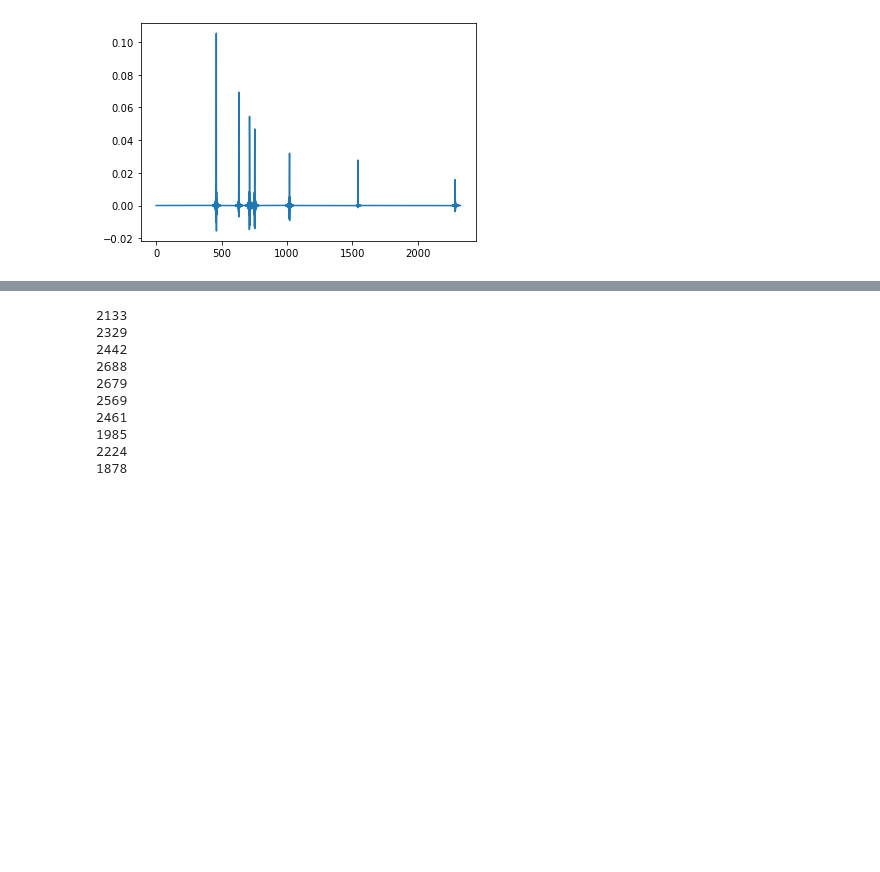
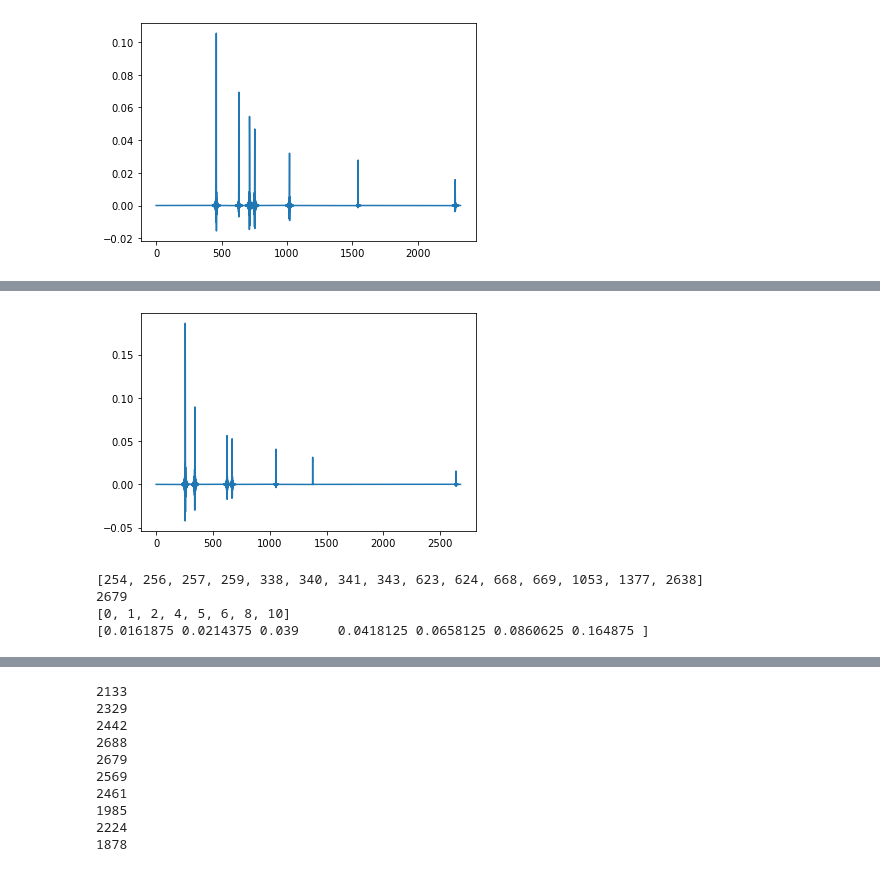
Before and after one commit to bhatiamanav/Localisation, a Jupyter notebook: Integration_Code/Larger_Room.ipynb, the cells around one changed output, grey strips where cells are left out. Cells and saved outputs as stored; diff of their text form; code cells hidden in the pictures; blank space fills up the shorter version.

```diff
--- a/Integration_Code/Larger_Room.ipynb
+++ b/Integration_Code/Larger_Room.ipynb
@@ -94,0 +222,32 @@ plt.show()
+# %%
+#Microphone 5
+
+plt.plot(rir_small[4][0])
+plt.show()
+
+peaks = []
+thresh = 0.015
+
+for i in range(len(rir_small[4][0])):
+    if(rir_small[4][0][i] > thresh):
+        peaks.append(i)
+print(peaks)
+print(len(rir_small[4][0]))
+
+peaks = np.array(peaks)
+
+idx = []
+for i in range(len(peaks) - 1):
+    if(peaks[i+1] - peaks[i] < 4):
+        idx.append(i)
+print(idx)
+
+peaks_del = np.delete(peaks, idx)
+
+print(np.array(peaks_del)/16000)
+# %% [output]
+[figure, added]
+[254, 256, 257, 259, 338, 340, 341, 343, 623, 624, 668, 669, 1053, 1377, 2638]
+2679
+[0, 1, 2, 4, 5, 6, 8, 10]
+[0.0161875 0.0214375 0.039     0.0418125 0.0658125 0.0860625 0.164875 ]
```
Also changed, not shown: parts of 23 cells of this notebook, 1 other file.
